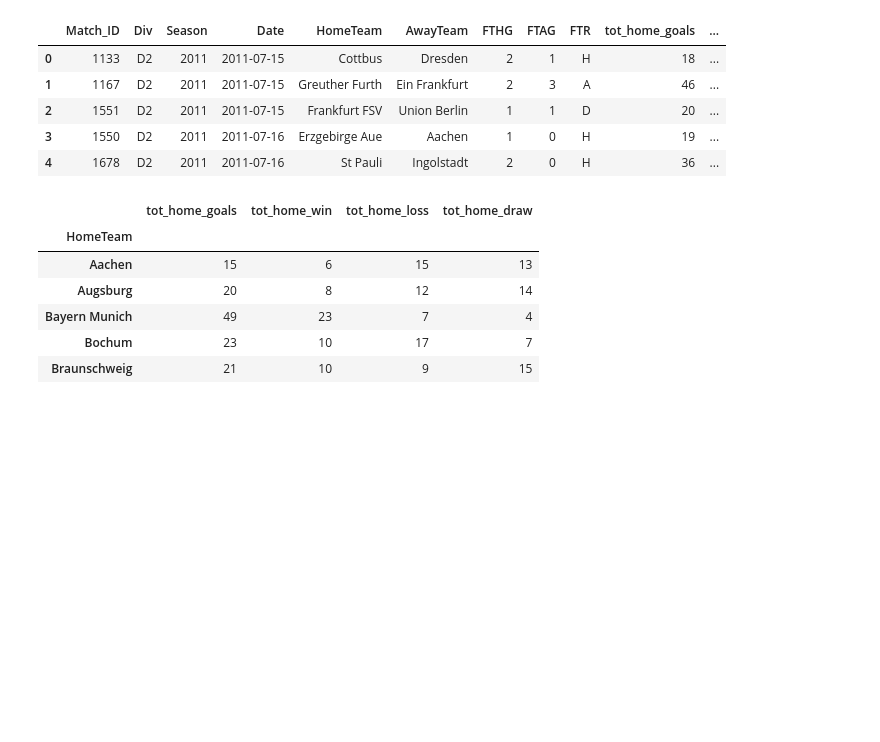
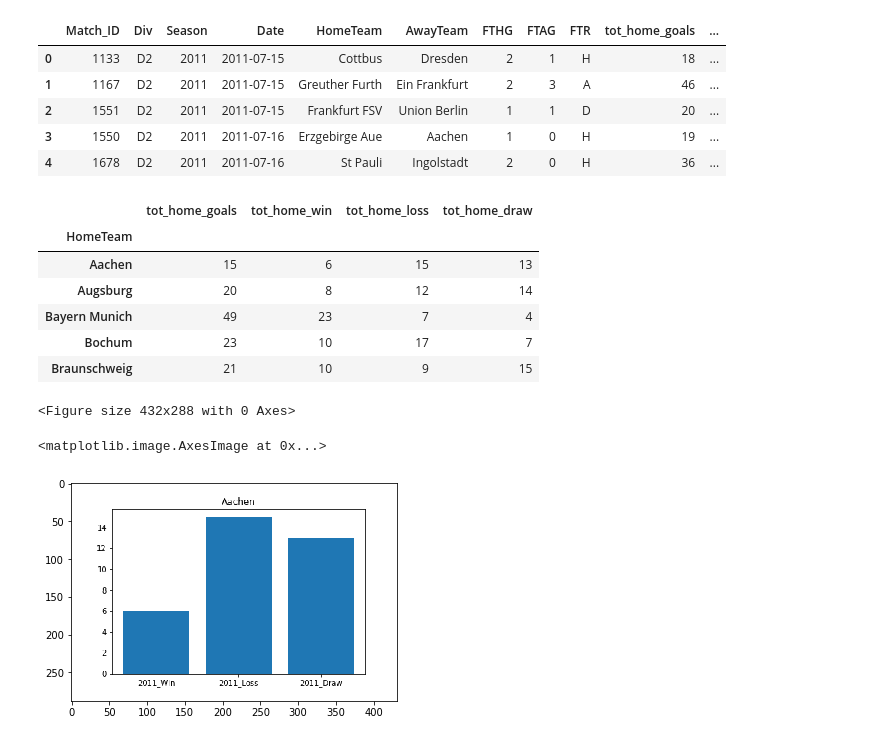
Before and after one commit to zapatos24/Mod-2-Summative-Lab, a Jupyter notebook: mod_2_project_jeremy_wip.ipynb, the cells around one changed output. Cells and saved outputs as stored; diff of their text form; code cells hidden in the pictures; blank space fills up the shorter version.

Commit message:
created team win images, added to DF

```diff
--- a/mod_2_project_jeremy_wip.ipynb
+++ b/mod_2_project_jeremy_wip.ipynb
@@ -193,3 +192,31 @@ df_goals_wins.head()
 | Bayern Munich | 49 | 23 | 7 | 4 |
 | Bochum | 23 | 10 | 17 | 7 |
 | Braunschweig | 21 | 10 | 9 | 15 |
+# %%
+cols = ['tot_home_win', 'tot_home_loss', 'tot_home_draw']
+bar_x = ['2011_Win', '2011_Loss', '2011_Draw']
+
+for i in range(len(df_goals_wins)):
+    bar_y = list(df_goals_wins[cols].iloc[i])
+    team_name = df_goals_wins.index[i]
+    plt.bar(x=bar_x, height=bar_y)
+    plt.title(team_name)
+    plt.savefig('hist_images/{}.png'.format(team_name))
+    plt.clf()
+# %% [output]
+<Figure size 432x288 with 0 Axes>
+# %%
+import matplotlib.image as mpimg
+from IPython.display import Image, HTML
+
+# df_goals_wins['graph'] = [mpimg.imread('hist_images/{}.png'.format(team_name)) for team_name in df_goals_wins.index]
+# df_goals_wins.graph.iloc[0] = mpimg.imread('hist_images/Aachen.png')
+df_goals_wins.graph.iloc[0]
+img = mpimg.imread('hist_images/Aachen.png')
+plt.imshow(img)
+
+# df_goals_wins.head()
+# HTML(df_goals_wins.to_html(escape=False))
+# %% [output]
+<matplotlib.image.AxesImage at 0x...>
+[figure, added]
```
Also changed, not shown: parts of 3 cells of this notebook, 36 other files.
